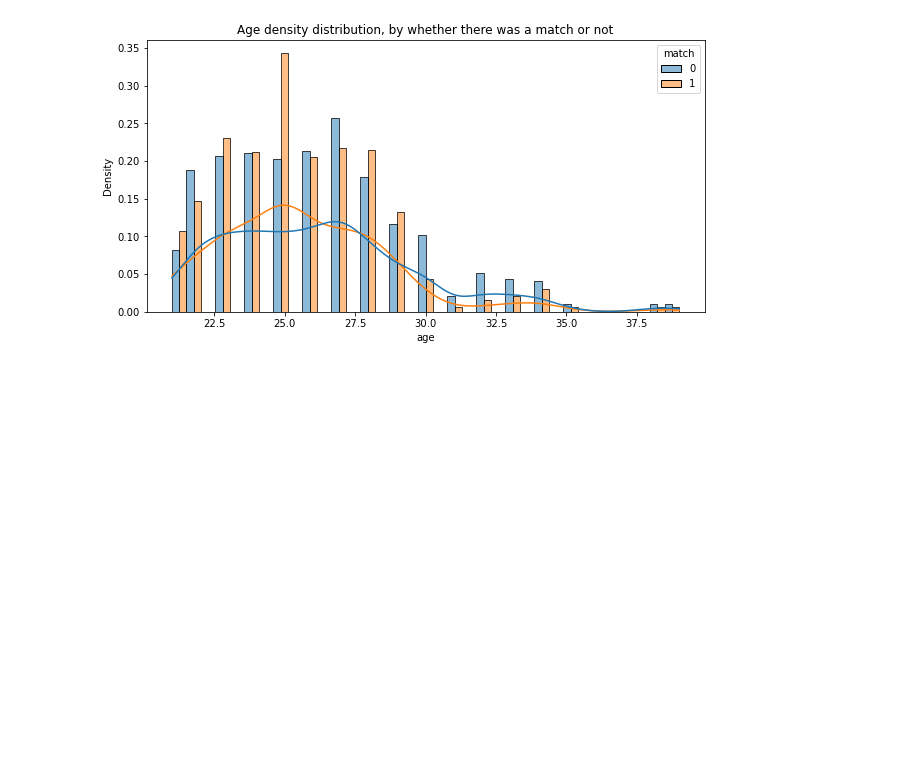
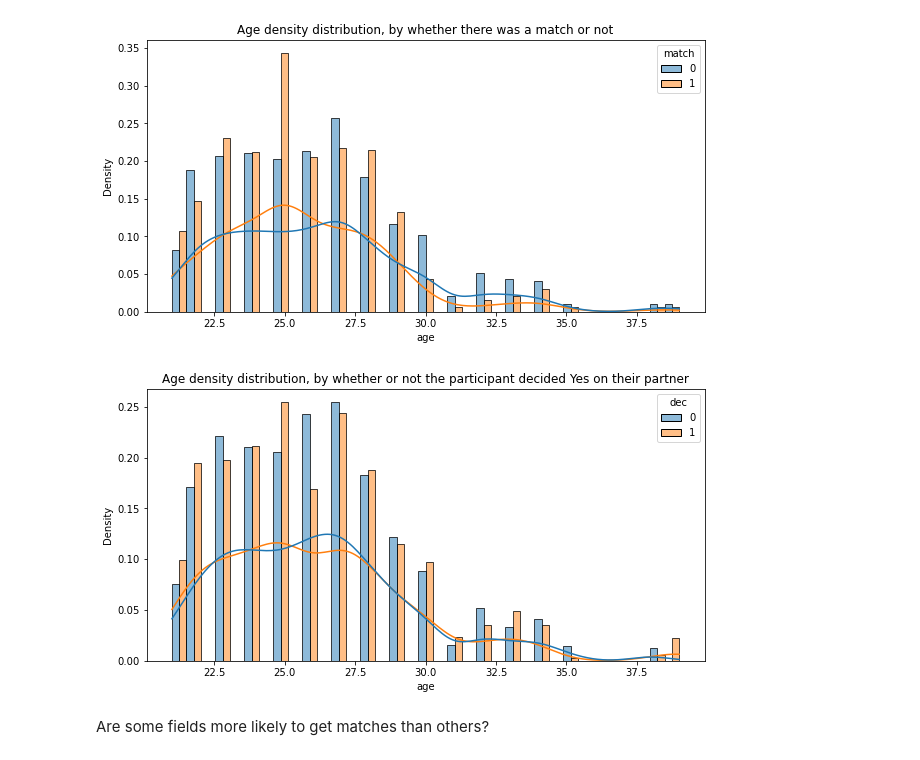
Before and after one commit to cas2247/Intro_DS_Capstone_Project, a Jupyter notebook: DavidSpeedDatingEDA.ipynb, the cells around one changed output. Cells and saved outputs as stored; diff of their text form; code cells hidden in the pictures; blank space fills up the shorter version.

```diff
--- a/DavidSpeedDatingEDA.ipynb
+++ b/DavidSpeedDatingEDA.ipynb
@@ -151,3 +155,14 @@ plt.title("Age density distribution, by whether there was a match or not")
 plt.show()
 # %% [output]
 [figure]
+# %%
+plt.figure(figsize=(10, 5))
+sns.histplot(data=reduced_dating_df, x="age",
+             kde=True, stat='density', hue="dec",
+             common_norm=False, multiple="dodge")
+plt.title("Age density distribution, by whether or not the participant decided Yes on their partner")
+plt.show()
+# %% [output]
+[figure, added]
+# %% [markdown]
+Are some fields more likely to get matches than others?
```
Also changed, not shown: parts of 16 cells of this notebook.
